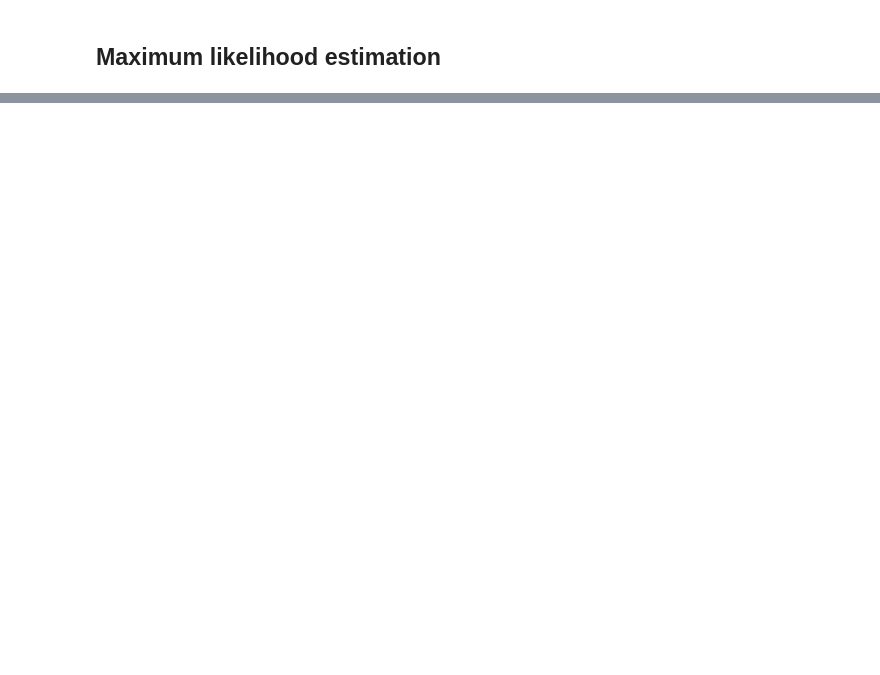
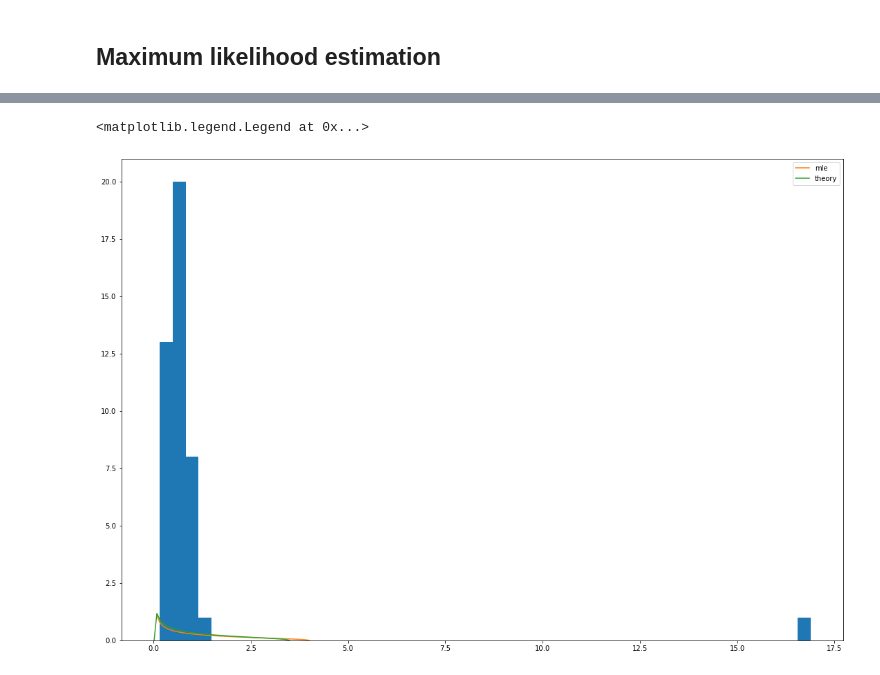
Before and after one commit to marcodipanfilo/network_science_project, a Jupyter notebook: mle_of_Q.ipynb, the cells around one changed output, grey strips where cells are left out. Cells and saved outputs as stored; diff of their text form; code cells hidden in the pictures; blank space fills up the shorter version.

```diff
--- a/mle_of_Q.ipynb
+++ b/mle_of_Q.ipynb
@@ -60,0 +105,29 @@ for i in sorted(corrmats_nn.keys()):
+# %%
+# test on some eigenvalues
+timestamp = "2021-07-07 01:00:00"
+
+c = corrmats_nn[timestamp]
+q = Qs_mle[timestamp]
+eigvals, _ = np.linalg.eig(c)
+
+# compute pdf of MP (using Q_mle)
+lam_min, lam_max = lambda_min_max(q, 1)
+grid_mle = np.linspace(lam_min, lam_max, num = 50)
+rho_mle = [MP(l, q, lam_min, lam_max, 1) for l in grid_mle]
+
+# compute pdf of MP (using Q=T/N)
+N = len(tickers_nn[timestamp])
+q = Qs_theory[timestamp]
+lam_min, lam_max = lambda_min_max(q, 1)
+grid_other = np.linspace(lam_min, lam_max, num = 50)
+rho_other = [MP(l, q, lam_min, lam_max, 1) for l in grid_other]
+
+fig, ax = plt.subplots(1,1, figsize=(15,10), constrained_layout=True)
+ax.hist(eigvals, bins=50)
+ax.plot(grid_mle, rho_mle, label="mle")
+ax.plot(grid_other, rho_other, label="theory")
+
+ax.legend()
+# %% [output]
+<matplotlib.legend.Legend at 0x...>
+[figure, added]
```
Also changed, not shown: parts of 7 cells of this notebook, 2 other files.
